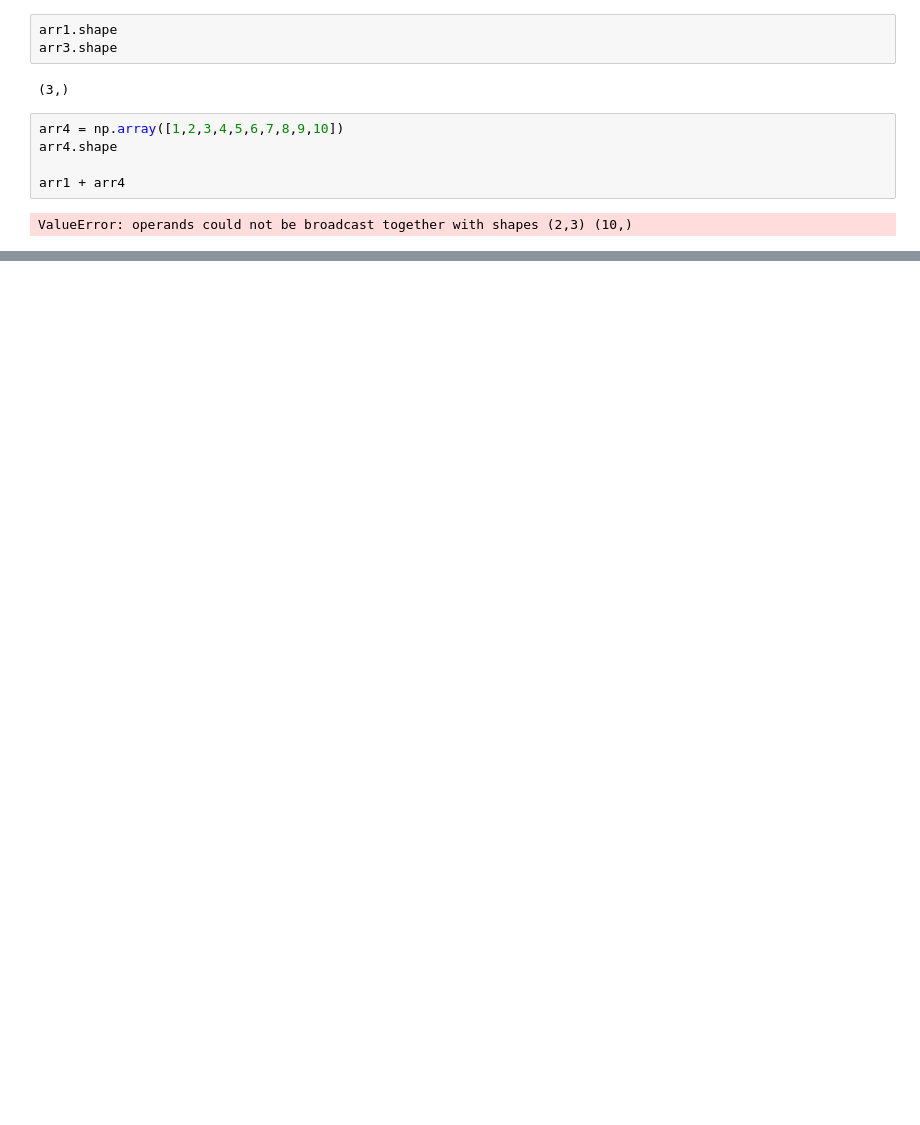
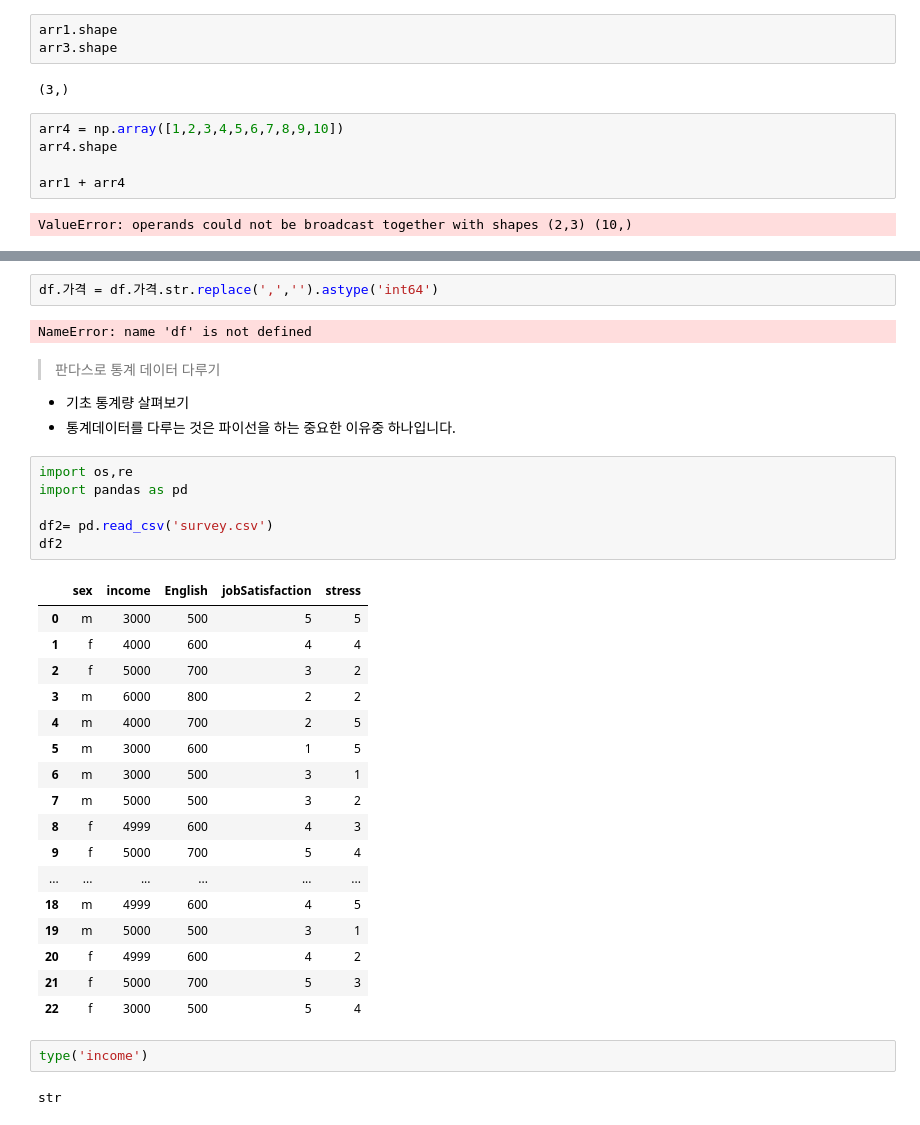
Before and after one commit to termite9/python, a Jupyter notebook: 다양한패키지.ipynb, the cells around one changed output, grey strips where cells are left out. Cells and saved outputs as stored; diff of their text form; blank space fills up the shorter version.

```diff
--- a/다양한패키지.ipynb
+++ b/다양한패키지.ipynb
@@ -171,0 +581,36 @@ d_list = [[1,2,3,4,5],
+# %%
+df.가격 = df.가격.str.replace(',','').astype('int64')
+# %% [output]
+NameError: name 'df' is not defined
+# %% [markdown]
+> 판다스로 통계 데이터 다루기
+- 기초 통계량 살펴보기
+- 통계데이터를 다루는 것은 파이선을 하는 중요한 이유중 하나입니다.
+# %%
+import os,re
+import pandas as pd
+
+df2= pd.read_csv('survey.csv')
+df2
+# %% [output]
+|  | sex | income | English | jobSatisfaction | stress |
+| 0 | m | 3000 | 500 | 5 | 5 |
+| 1 | f | 4000 | 600 | 4 | 4 |
+| 2 | f | 5000 | 700 | 3 | 2 |
+| 3 | m | 6000 | 800 | 2 | 2 |
+| 4 | m | 4000 | 700 | 2 | 5 |
+| 5 | m | 3000 | 600 | 1 | 5 |
+| 6 | m | 3000 | 500 | 3 | 1 |
+| 7 | m | 5000 | 500 | 3 | 2 |
+| 8 | f | 4999 | 600 | 4 | 3 |
+| 9 | f | 5000 | 700 | 5 | 4 |
+| ... | ... | ... | ... | ... | ... |
+| 18 | m | 4999 | 600 | 4 | 5 |
+| 19 | m | 5000 | 500 | 3 | 1 |
+| 20 | f | 4999 | 600 | 4 | 2 |
+| 21 | f | 5000 | 700 | 5 | 3 |
+| 22 | f | 3000 | 500 | 5 | 4 |
+# %%
+type('income')
+# %% [output]
+str
```
Also changed, not shown: parts of 135 cells of this notebook, 33 other files.
